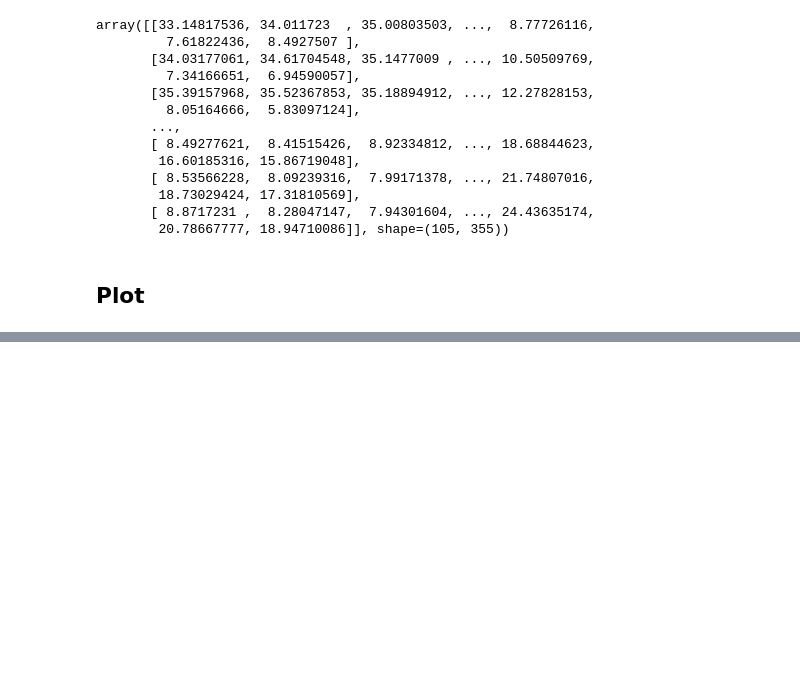
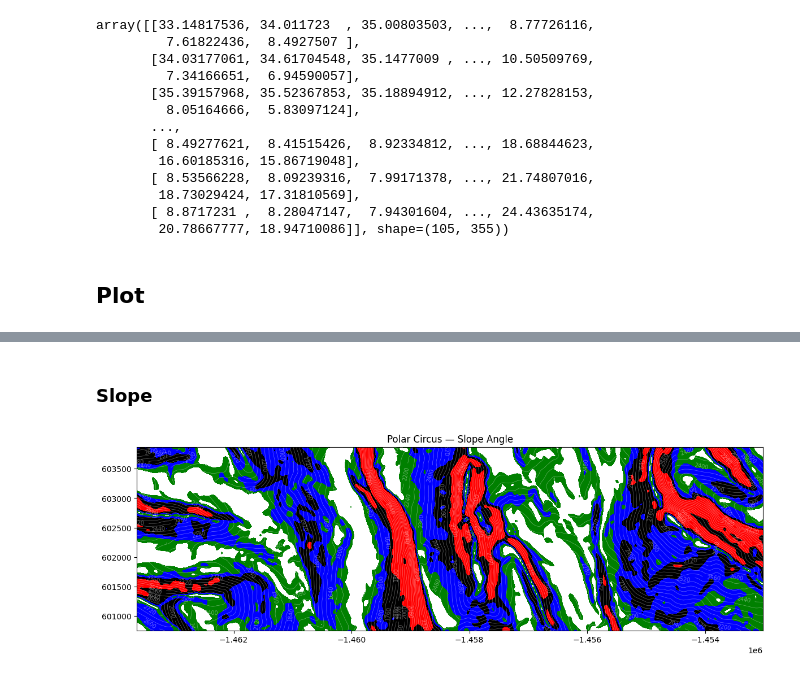
Before and after one commit to jacKlinc/ice-autoATES, a Jupyter notebook: notebooks/rule-based.ipynb, the cells around one changed output, grey strips where cells are left out. Saved outputs shown, nothing was run; the diff lists cells and outputs as text; code cells hidden in the pictures; blank space fills up the shorter version.

Commit message:
Added slope plot, cleaned up and added ATES V2 table

```diff
--- a/notebooks/rule-based.ipynb
+++ b/notebooks/rule-based.ipynb
@@ -65,8 +73,13 @@ lats[0][:5], lons[0][:5]
 # %% [markdown]
 ### Slope
 # %%
-dy, dx = np.gradient(dem, res_y, res_x)
-slope_deg = np.degrees(np.arctan(np.sqrt(dx**2 + dy**2)))
+def calculate_slope(tiff):
+    res_y, res_x = tiff["res"]
+    dy, dx = np.gradient(tiff["dem"], res_y, res_x)
+    return np.degrees(np.arctan(np.sqrt(dx**2 + dy**2)))
+
+
+slope_deg = calculate_slope(tiff)
 slope_deg
 # %% [output]
 array([[33.14817536, 34.011723  , 35.00803503, ...,  8.77726116,
@@ -107,0 +123,26 @@ plot_contour(lons, lats, "Polar Circus Lat/Lng")
+# %% [markdown]
+### Slope
+# %%
+from matplotlib.colors import BoundaryNorm, ListedColormap
+
+
+def plot_slope(X, Y, title: str):
+    cmap = ListedColormap(["none", "green", "blue", "black", "red"])
+    bounds = [0, 15, 25, 35, 45, 90]
+    norm = BoundaryNorm(bounds, cmap.N)
+
+    _, ax = plt.subplots(figsize=(12, 4))
+    ax.contourf(X, Y, slope_deg, levels=bounds, cmap=cmap, norm=norm)
+    contour_lines = ax.contour(
+        X, Y, dem, levels=50, colors="white", linewidths=0.5, alpha=0.4
+    )
+    ax.clabel(contour_lines, inline=True, fontsize=7, fmt="%.0f", colors="white")
+    ax.set_title(title)
+    ax.set_aspect("equal")
+    plt.tight_layout()
+    plt.show()
+
+
+plot_slope(X, Y, "Polar Circus — Slope Angle")
+# %% [output]
+[figure, added]
```
Also changed, not shown: parts of 8 cells of this notebook, 1 other file.
